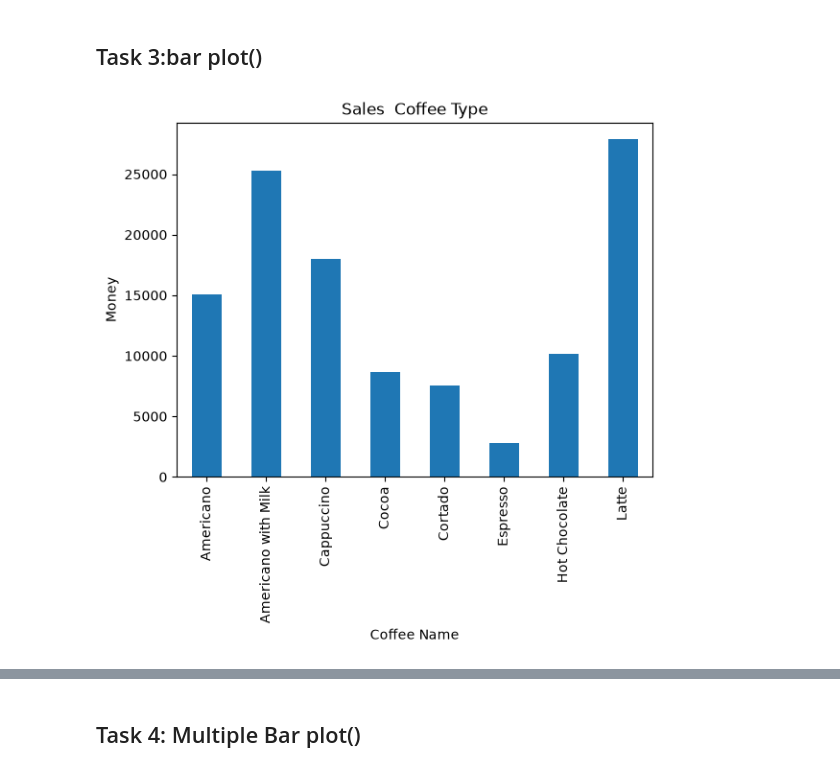
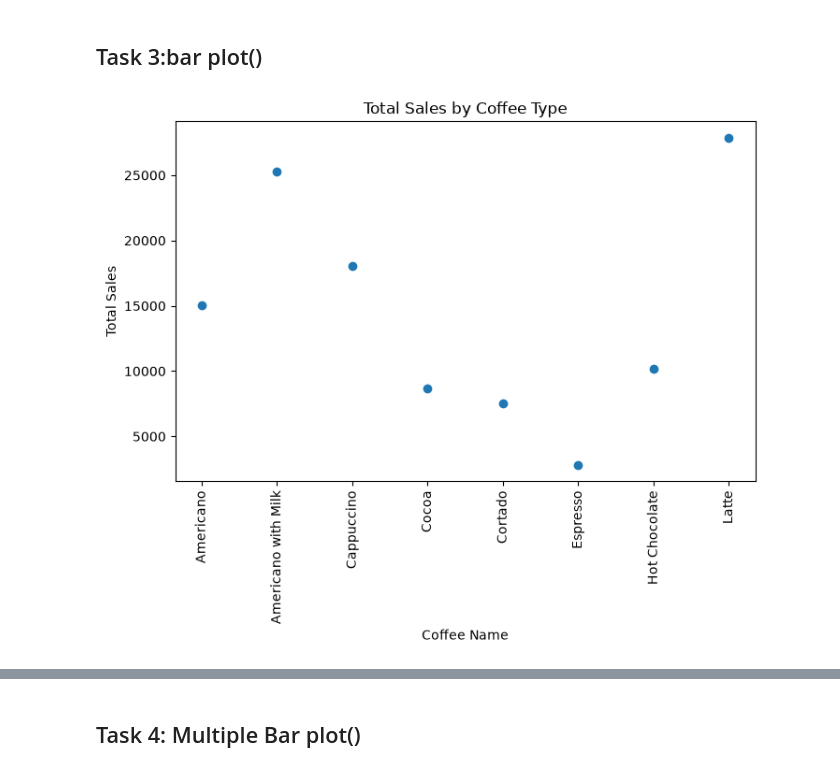
Before and after one commit to NakulChahal/GenAiAssignments, a Jupyter notebook: assignment-11.ipynb, the cells around one changed output, grey strips where cells are left out. Saved outputs shown, nothing was run; the diff lists cells and outputs as text; code cells hidden in the pictures.

```diff
--- a/assignment-11.ipynb
+++ b/assignment-11.ipynb
@@ -3,8 +3,3 @@
 # %%
 import pandas as pd
 import matplotlib.pyplot as plt
-# %%
-sales=pd.read_csv('sales.csv')
-sales=pd.DataFrame(sales)
-sales.head()
-#sales.describe()
@@ -44,10 +52,18 @@ plt.show()
 # %%
 coffee_sales = sales.groupby('coffee_name')['money'].sum()
 
-coffee_sales.plot(kind='bar')
-plt.title('Sales  Coffee Type')
+plt.figure(figsize=(8,5))
+
+plt.scatter(
+    coffee_sales.index,
+    coffee_sales.values
+)
+
+plt.title('Total Sales by Coffee Type')
 plt.xlabel('Coffee Name')
-plt.ylabel('Money')
+plt.ylabel('Total Sales')
+plt.xticks(rotation=90)
+
 plt.show()
 # %% [output]
-[figure, old version]
+[figure, new version]
```
Also changed, not shown: parts of 10 cells of this notebook, 1 other file.
